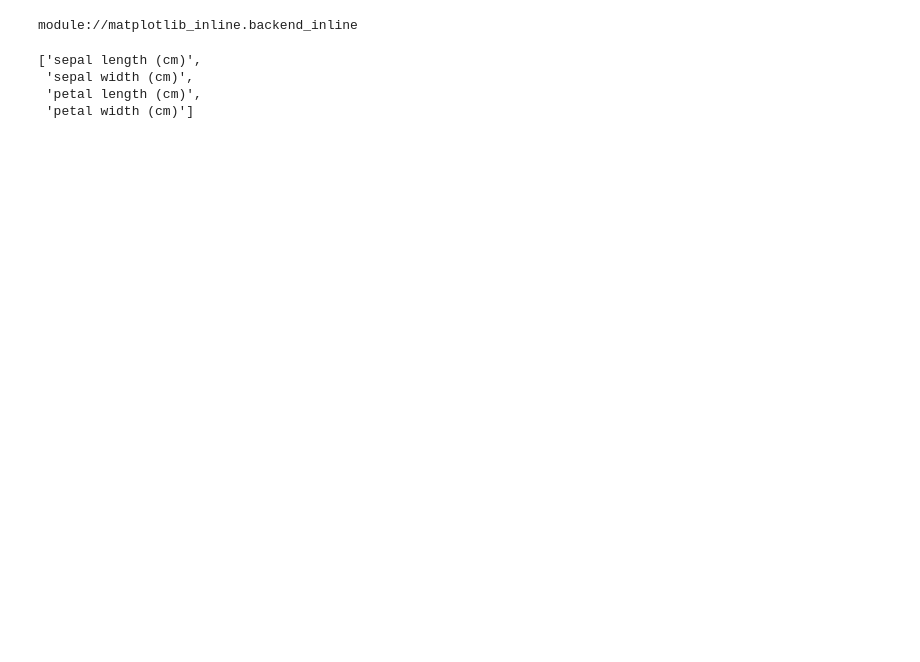
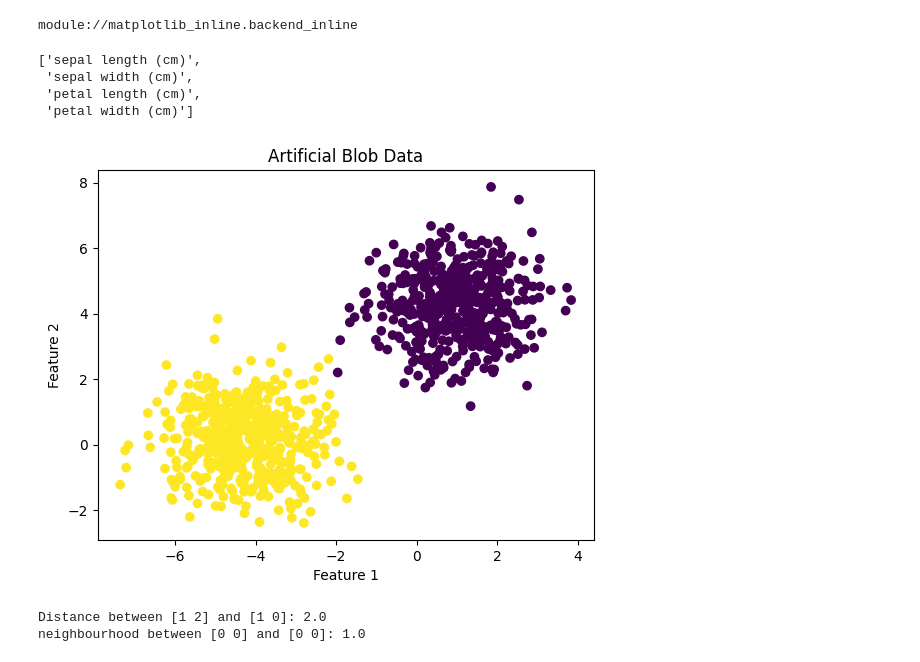
Before and after one commit to alexandrechiacchio/trabalho_gestao, a Jupyter notebook: kohonen.ipynb, the cells around one changed output. Cells and saved outputs as stored; diff of their text form; code cells hidden in the pictures; blank space fills up the shorter version.

```diff
--- a/kohonen.ipynb
+++ b/kohonen.ipynb
@@ -17,6 +17,18 @@ data['feature_names']
  'sepal width (cm)',
  'petal length (cm)',
  'petal width (cm)']
+# %%
+from sklearn.datasets import make_blobs
+
+# Generate artificial blob data
+X_blob, y_blob = make_blobs(n_samples=1000, centers=2, n_features=2, random_state=3)
+plt.scatter(X_blob[:, 0], X_blob[:, 1], c=y_blob, cmap='viridis')
+plt.title('Artificial Blob Data')
+plt.xlabel('Feature 1')
+plt.ylabel('Feature 2')
+plt.show()
+# %% [output]
+[figure, added]
 # %%
 def distance(p1 : np.ndarray,p2: np.ndarray) -> np.float64:
     return np.sqrt(np.sum((p1-p2)**2))
@@ -26,6 +38,18 @@ def neighbourhood(v1 : np.ndarray, v2 : np.ndarray) -> float:
 
 def learningRateSchedule(epoch: int, maxEpochs: int) -> float:
     return 1.0 - (epoch / maxEpochs)
+# %%
+# Test the distance function with two sample points from X
+p1 = np.array([1, 2])
+p2 = np.array([1, 0])
+print(f"Distance between {p1} and {p2}:", distance(p1, p2))
+
+p1 = np.array([0, 0])
+p2 = np.array([0, 0])
+print(f"neighbourhood between {p1} and {p2}:", neighbourhood(p1, p2))
+# %% [output]
+Distance between [1 2] and [1 0]: 2.0
+neighbourhood between [0 0] and [0 0]: 1.0
 # %%
 def kohonen(X: np.ndarray, gridSize : int = 3, max_epoch : int = 1000, learningRate : float = 0.1, plot : bool = False):
 
```
Also changed, not shown: parts of 4 cells of this notebook.
